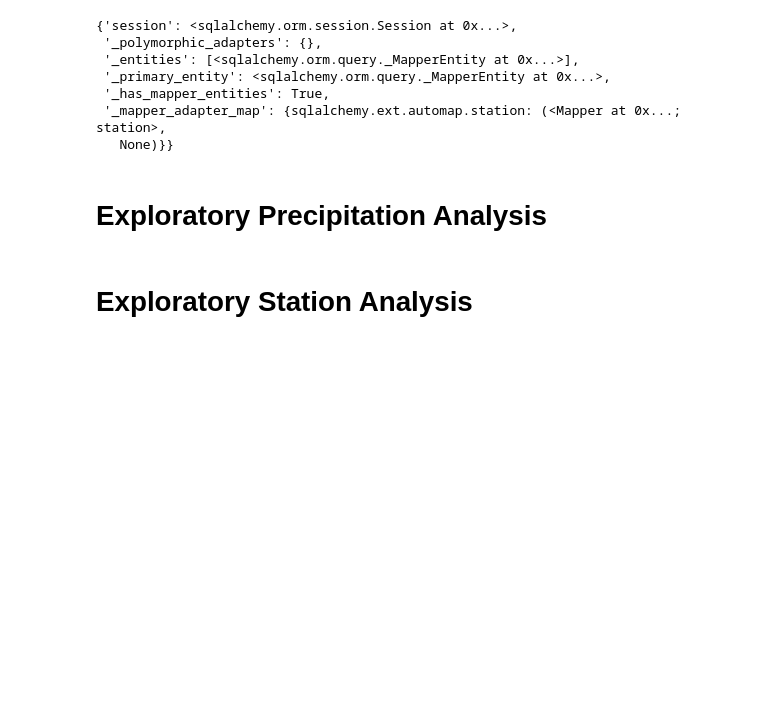
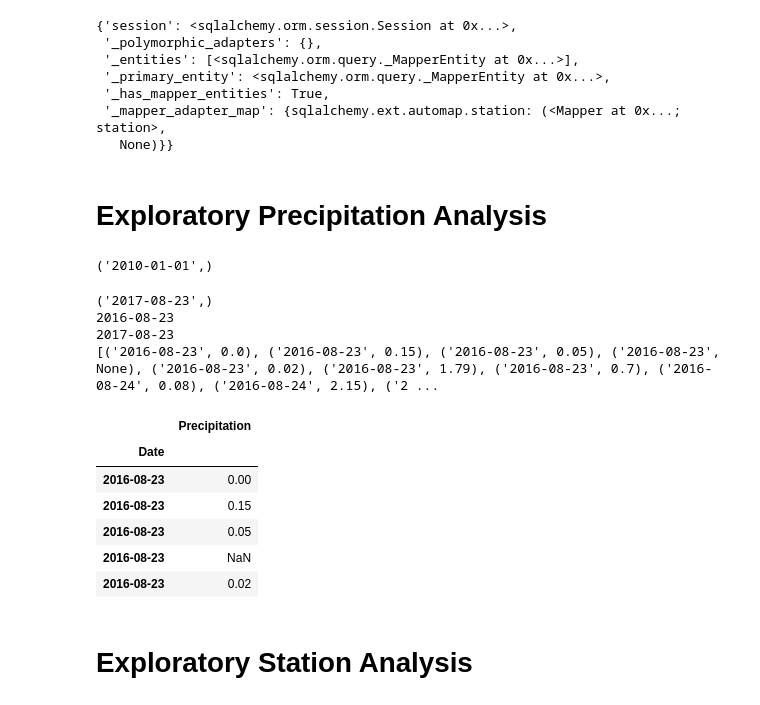
Before and after one commit to mkrenicki/sqlalchemy-challenge, a Jupyter notebook: climate_starter.ipynb, the cells around one changed output. Cells and saved outputs as stored; diff of their text form; code cells hidden in the pictures; blank space fills up the shorter version.

Commit message:
starting part 1 plots

```diff
--- a/climate_starter.ipynb
+++ b/climate_starter.ipynb
@@ -63,23 +63,55 @@ qury_measure.__dict__
 # Exploratory Precipitation Analysis
 # %%
 # Find the most recent date in the data set.
+starter_date = session.query(measure.date).order_by(measure.date.asc()).first()
+print(starter_date)
+# %% [output]
+('2010-01-01',)
 # %%
 # Design a query to retrieve the last 12 months of precipitation data and plot the results.
 # Starting from the most recent data point in the database.
+# Starting from the most recent point means starting from the latest date, so same formula as above, but now desc instead of asc
+end_date = session.query(measure.date).order_by(measure.date.desc()).first()
+print(end_date)
+# Not sure why end_date is returned as list, but converting to single date with datetime below
 
 # Calculate the date one year from the last date in data set.
-
+# Use datetime library imported
+one_year = dt.timedelta(days = 365)
+# print(one_year)
+end_year = dt.date(2017,8,23)
+end_date_minus_one = end_year - one_year
+print(end_date_minus_one)
+print(end_year)
 
 # Perform a query to retrieve the data and precipitation scores
-
+scores = session.query(measure.date, measure.prcp).\
+    filter(measure.date >= end_date_minus_one).\
+    filter(measure.date < end_year).\
+    order_by(measure.date).all()
+print(scores)
 
 # Save the query results as a Pandas DataFrame and set the index to the date column
-
+scores_df = pd.DataFrame(scores, columns = ["Date", "Precipitation"])
+# print(scores_df)
+scores_df_indexed = scores_df.set_index("Date")
 
 # Sort the dataframe by date
-
+scores_df_indexed.head()
 
 # Use Pandas Plotting with Matplotlib to plot the data
+# %% [output]
+('2017-08-23',)
+2016-08-23
+2017-08-23
+[('2016-08-23', 0.0), ('2016-08-23', 0.15), ('2016-08-23', 0.05), ('2016-08-23', None), ('2016-08-23', 0.02), ('2016-08-23', 1.79), ('2016-08-23', 0.7), ('2016-08-24', 0.08), ('2016-08-24', 2.15), ('2 ...
+|  | Precipitation |
+| Date |  |
+| 2016-08-23 | 0.00 |
+| 2016-08-23 | 0.15 |
+| 2016-08-23 | 0.05 |
+| 2016-08-23 | NaN |
+| 2016-08-23 | 0.02 |
 # %%
 # Use Pandas to calcualte the summary statistics for the precipitation data
 # %% [markdown]
```
